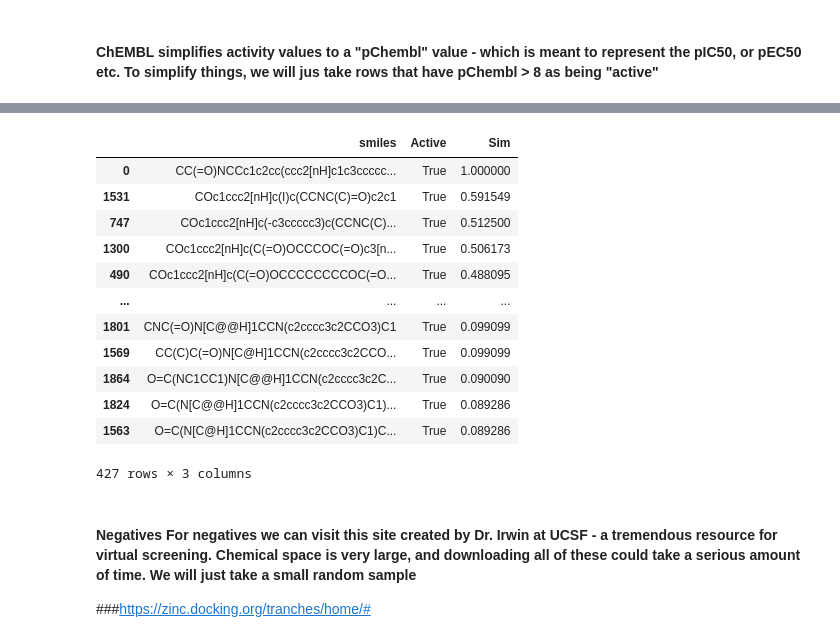
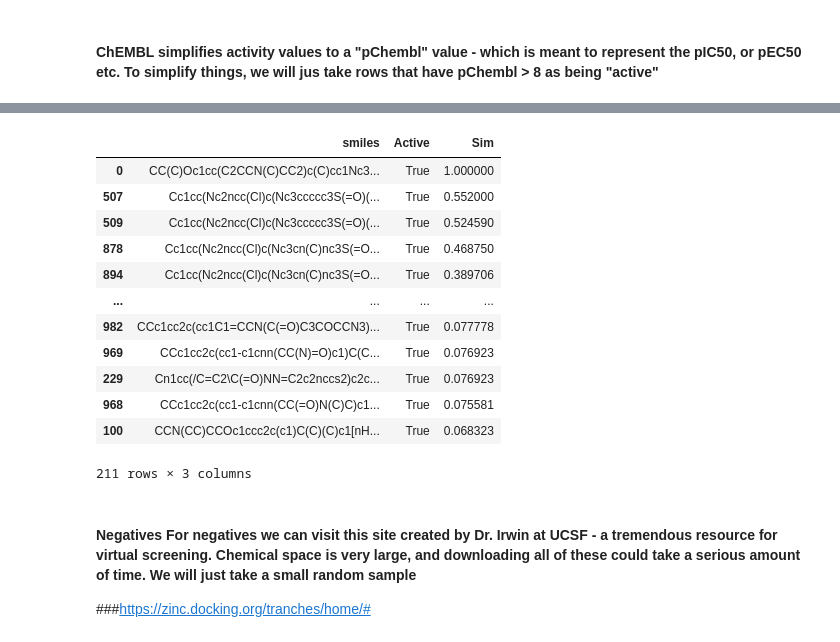
Before and after one commit to Steve-Cheney/Cheminformatics, a Jupyter notebook: rbif-110-a6/a6.ipynb, the cells around one changed output, grey strips where cells are left out. Cells and saved outputs as stored; diff of their text form; code cells hidden in the pictures.

```diff
--- a/rbif-110-a6/a6.ipynb
+++ b/rbif-110-a6/a6.ipynb
@@ -595,3 +588,38 @@ FileNotFoundError: [Errno 2] No such file or directory: '/content/drive/MyDrive/
+# %%
+import requests
+
+CHEMBL_API_URL = "https://www.ebi.ac.uk/chembl/api/data/activity.json"
+
+def fetch_alk_binders(max_ic50_um = 15, chembl_api = CHEMBL_API_URL):
+    ic50_molar = max_ic50_um * 1e-6
+    pchembl = -np.log10(ic50_molar)
+    params = {
+        "target_chembl_id": "CHEMBL4247",
+        "standard_type": "IC50",
+        "pchembl_value__gte": pchembl,
+        "limit": 1000
+    }
+    response = requests.get(chembl_api, params=params)
+    if response.status_code == 200:
+        data = response.json()
+        if "activities" not in data:
+            print("No data found.")
+            return None
+        compounds = [
+            {
+                "ChEMBLID": entry["molecule_chembl_id"],
+                "Canonical SMILES": entry.get("canonical_smiles", "N/A"),
+                "IC50 (uM)": float(entry["standard_value"]) / 1000 if entry.get("standard_units") == "nM" else entry.get("standard_value", "N/A"),
+                "Standard Value (nM)": entry["standard_value"],
+                "pChEMBL Value": entry.get("pchembl_value", "N/A"),
+                "Target ChEMBL ID": entry["target_chembl_id"],
+            }
+            for entry in data["activities"]
+        ]
+        chembl_df = pd.DataFrame(compounds)
+        return chembl_df
+
+alk_binders_df = fetch_alk_binders()
 # %% [markdown]
 #### ChEMBL simplifies activity values to a "pChembl" value - which is meant to represent the pIC50, or pEC50 etc. To simplify things, we will jus take rows that have pChembl > 8 as being "active"
 # %%
@@ -618,46 +635,49 @@ Action Type
 # %%
 #Take only rows with pChembl > 8
-actives=pd.DataFrame(meldata.loc[meldata['pChEMBL Value'] > 8]['Smiles'])
-cognate=pd.DataFrame({"Smiles":["CC(=O)NCCc1c2cc(ccc2[nH]c1c3ccccc3)OC"]}) #melatonin
+alk_binders_df = alk_binders_df.rename(columns={"Canonical SMILES": "Smiles"})
+alk_binders_df["pChEMBL Value"] = pd.to_numeric(alk_binders_df["pChEMBL Value"], errors='coerce')
+
+actives=pd.DataFrame(alk_binders_df.loc[alk_binders_df['pChEMBL Value'] > 8]['Smiles'])
+cognate=pd.DataFrame({"Smiles":["CC(C)Oc1cc(C2CCN(C)CC2)c(C)cc1Nc3nc(Nc4ccccc4[S](=O)(=O)C(C)C)c5c[nH]nc5n3"]}) #4LO
 
 actives=pd.concat([actives,cognate]) # Make sure that we add the cognate ligand to the actives list
 
 
 #Lets also compare the similarity with the cognate ligand
 from rdkit import DataStructs
 
 fpgen = AllChem.GetMorganGenerator()
-query = Chem.MolFromSmiles('CC(=O)NCCc1c2cc(ccc2[nH]c1c3ccccc3)OC')
+query = Chem.MolFromSmiles('CC(C)Oc1cc(C2CCN(C)CC2)c(C)cc1Nc3nc(Nc4ccccc4[S](=O)(=O)C(C)C)c5c[nH]nc5n3')
 queryfp = fpgen.GetFingerprint(query)
 
 sim=[]
 for x in actives.Smiles:
   target = Chem.MolFromSmiles(x)
   targetfp = fpgen.GetFingerprint(target)
   s=DataStructs.TanimotoSimilarity(targetfp,queryfp)
   sim.append(s)
 
 actives = pd.DataFrame(actives)
 actives["Active"]="True"
 actives["Sim"]=sim
 actives = actives.rename(columns = {'Smiles':'smiles'}) #adjust capitalization of name
 actives=actives.sort_values("Sim",ascending=False)
 actives=actives.drop_duplicates(subset='smiles', keep="first")
 actives
 # %% [output]
 |  | smiles | Active | Sim |
-| 0 | CC(=O)NCCc1c2cc(ccc2[nH]c1c3ccccc... | True | 1.000000 |
-| 1531 | COc1ccc2[nH]c(I)c(CCNC(C)=O)c2c1 | True | 0.591549 |
-| 747 | COc1ccc2[nH]c(-c3ccccc3)c(CCNC(C)... | True | 0.512500 |
-| 1300 | COc1ccc2[nH]c(C(=O)OCCCOC(=O)c3[n... | True | 0.506173 |
-| 490 | COc1ccc2[nH]c(C(=O)OCCCCCCCCOC(=O... | True | 0.488095 |
+| 0 | CC(C)Oc1cc(C2CCN(C)CC2)c(C)cc1Nc3... | True | 1.000000 |
+| 507 | Cc1cc(Nc2ncc(Cl)c(Nc3ccccc3S(=O)(... | True | 0.552000 |
+| 509 | Cc1cc(Nc2ncc(Cl)c(Nc3ccccc3S(=O)(... | True | 0.524590 |
+| 878 | Cc1cc(Nc2ncc(Cl)c(Nc3cn(C)nc3S(=O... | True | 0.468750 |
+| 894 | Cc1cc(Nc2ncc(Cl)c(Nc3cn(C)nc3S(=O... | True | 0.389706 |
 | ... | ... | ... | ... |
-| 1801 | CNC(=O)N[C@@H]1CCN(c2cccc3c2CCO3)C1 | True | 0.099099 |
-| 1569 | CC(C)C(=O)N[C@H]1CCN(c2cccc3c2CCO... | True | 0.099099 |
-| 1864 | O=C(NC1CC1)N[C@@H]1CCN(c2cccc3c2C... | True | 0.090090 |
-| 1824 | O=C(N[C@@H]1CCN(c2cccc3c2CCO3)C1)... | True | 0.089286 |
-| 1563 | O=C(N[C@H]1CCN(c2cccc3c2CCO3)C1)C... | True | 0.089286 |
+| 982 | CCc1cc2c(cc1C1=CCN(C(=O)C3COCCN3)... | True | 0.077778 |
+| 969 | CCc1cc2c(cc1-c1cnn(CC(N)=O)c1)C(C... | True | 0.076923 |
+| 229 | Cn1cc(/C=C2\C(=O)NN=C2c2nccs2)c2c... | True | 0.076923 |
+| 968 | CCc1cc2c(cc1-c1cnn(CC(=O)N(C)C)c1... | True | 0.075581 |
+| 100 | CCN(CC)CCOc1ccc2c(c1)C(C)(C)c1[nH... | True | 0.068323 |
-427 rows × 3 columns
+211 rows × 3 columns
 # %% [markdown]
 #### **Negatives** For negatives we can visit this site created by Dr. Irwin at UCSF - a tremendous resource for virtual screening. Chemical space is very large, and downloading all of these could take a serious amount of time. We will just take a small random sample
 ###https://zinc.docking.org/tranches/home/#
```
Also changed, not shown: parts of 14 cells of this notebook, 6 other files.
